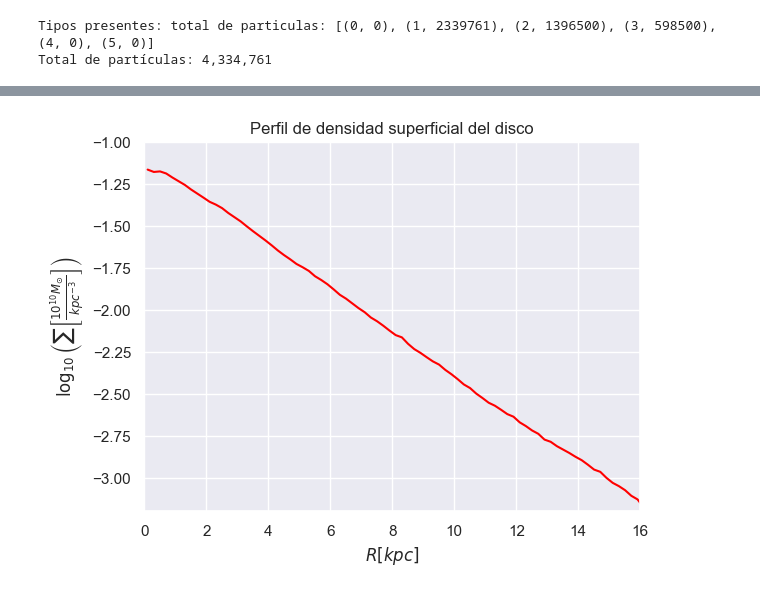
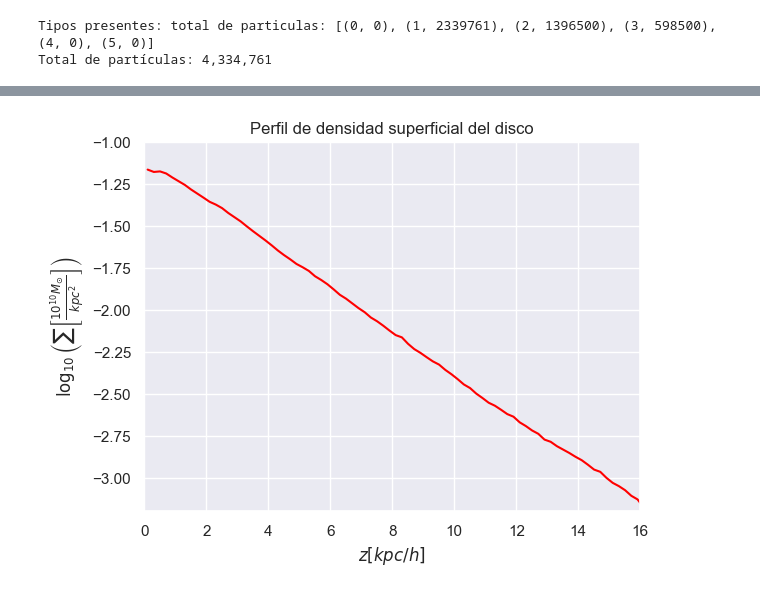
Before and after one commit to sperezp23/Analizador_de_Galaxias, a Jupyter notebook: Ensayos.ipynb, the cells around one changed output, grey strips where cells are left out. Saved outputs shown, nothing was run; the diff lists cells and outputs as text; code cells hidden in the pictures.

```diff
--- a/Ensayos.ipynb
+++ b/Ensayos.ipynb
@@ -225,9 +225,9 @@ def calcular_perfil_de_densidad_superficial(base_de_datos, delta_r_xy = 0.2):
 
     r_xy_min = base_de_datos.r_xy.min()
     r_xy_max = base_de_datos.r_xy.max()
-    numero_total_radios_arandelas = np.int32((r_xy_max - r_xy_min) / delta_r_xy)
+    total_radios_arandelas = np.int32((r_xy_max - r_xy_min) / delta_r_xy)
 
-    radios_arandelas = np.linspace(r_xy_min, r_xy_max, numero_total_radios_arandelas)
+    radios_arandelas = np.linspace(r_xy_min, r_xy_max, total_radios_arandelas)
     suma_de_radios = radios_arandelas[1:] + radios_arandelas[:-1]
     area_arandelas = np.pi * delta_r_xy * suma_de_radios
 
@@ -243,16 +243,6 @@ def calcular_perfil_de_densidad_superficial(base_de_datos, delta_r_xy = 0.2):
     return perfil_de_densidad_superficial_df
 
 perfil_de_densidad_superficial_disco_df = calcular_perfil_de_densidad_superficial(disco_df)
-# %%
-ax = sns.lineplot(perfil_de_densidad_superficial_disco_df, x='radio_medio', y='densidad_log10', color='red')
-ax.set_title(r'Perfil de densidad superficial del disco')
-ax.set_xlim((0,16))
-ax.set_ylim((-3.2, -1))
-ax.set_xlabel(r'$R\left[kpc\right]$')
-ax.set_ylabel(r'$\log_{10}\left(\sum\left[\frac{10^{10}M_{\odot}}{{kpc}^{-3}}\right]\right)$')
-plt.show()
-# %% [output]
-[figure, removed]
 # %%
 def calcular_perfil_de_densidad_volumetrico(base_de_datos, delta_r_xyz = 0.2):
     base_de_datos['r_xyz'] = np.sqrt( base_de_datos.x_f**2 + base_de_datos.y_f**2 + base_de_datos.z_f**2)
@@ -280,0 +294,10 @@ perfil_de_densidad_volumetrico_bulbo_df = calcular_perfil_de_densidad_volumetric
+# %%
+ax = sns.lineplot(perfil_de_densidad_superficial_disco_df, x='radio_medio', y='densidad_log10', color='red')
+ax.set_title(r'Perfil de densidad superficial del disco')
+ax.set_xlim((0,16))
+ax.set_ylim((-3.2, -1))
+ax.set_xlabel(r'$z\left[{kpc}/{h}\right]$')
+ax.set_ylabel(r'$\log_{10}\left(\sum\left[\frac{10^{10}M_{\odot}}{{kpc}^{2}}\right]\right)$')
+plt.show()
+# %% [output]
+[figure, added]
```
Also changed, not shown: parts of 6 cells of this notebook.
